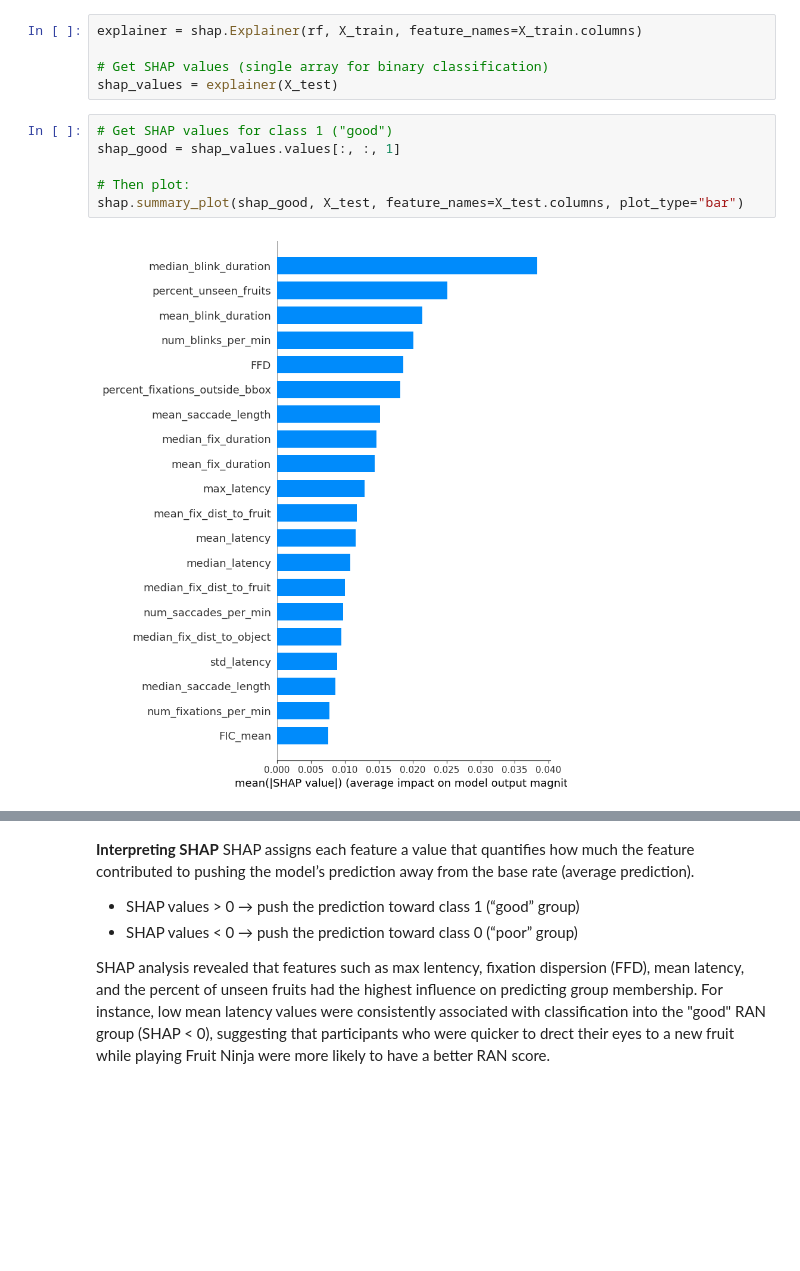
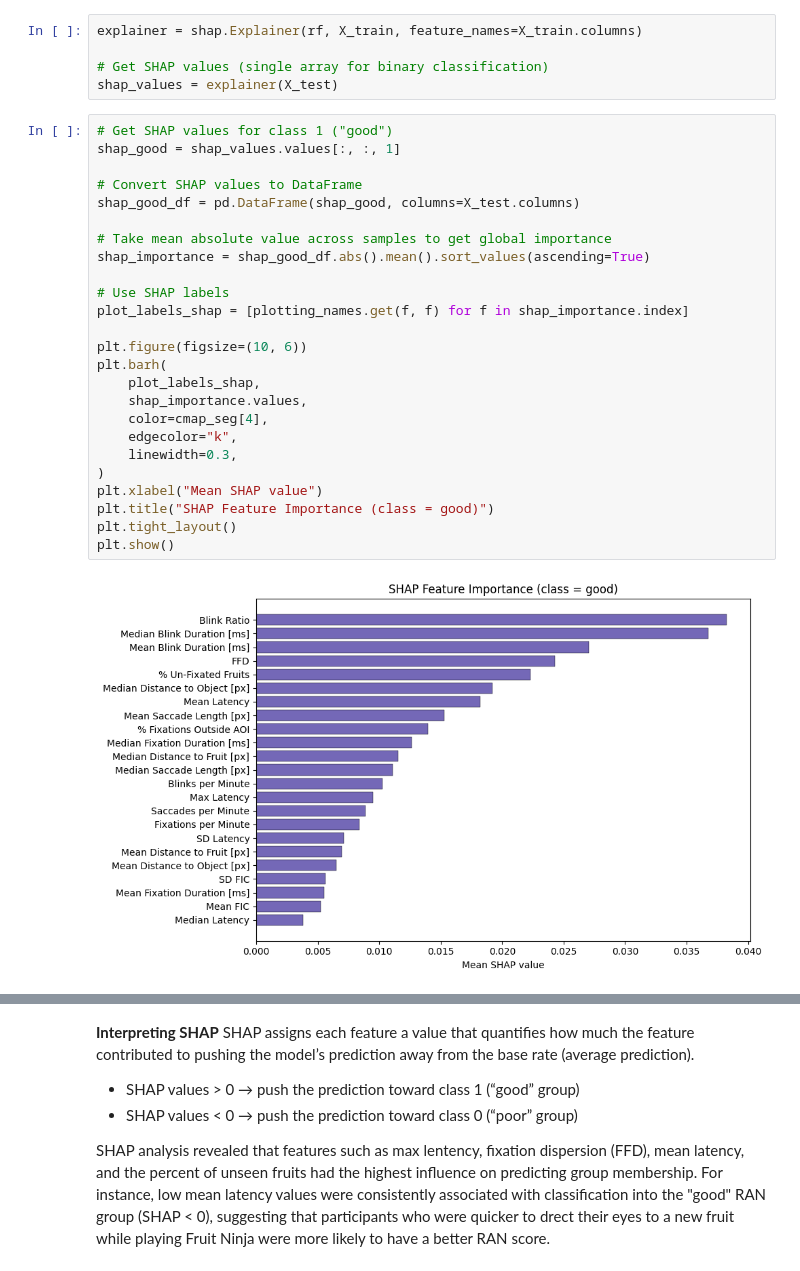
Before and after one commit to olivialecomte/master_thesis, a Jupyter notebook: 5_analysis/5.2_feature_model_selection.ipynb, the cells around one changed output, grey strips where cells are left out. Saved outputs shown, nothing was run; the diff lists cells and outputs as text; blank space fills up the shorter version.

```diff
--- a/5_analysis/5.2_feature_model_selection.ipynb
+++ b/5_analysis/5.2_feature_model_selection.ipynb
@@ -159,9 +165,28 @@ shap_values = explainer(X_test)
 # %%
 # Get SHAP values for class 1 ("good")
 shap_good = shap_values.values[:, :, 1]
 
-# Then plot:
-shap.summary_plot(shap_good, X_test, feature_names=X_test.columns, plot_type="bar")
+# Convert SHAP values to DataFrame
+shap_good_df = pd.DataFrame(shap_good, columns=X_test.columns)
+
+# Take mean absolute value across samples to get global importance
+shap_importance = shap_good_df.abs().mean().sort_values(ascending=True)
+
+# Use SHAP labels
+plot_labels_shap = [plotting_names.get(f, f) for f in shap_importance.index]
+
+plt.figure(figsize=(10, 6))
+plt.barh(
+    plot_labels_shap,
+    shap_importance.values,
+    color=cmap_seg[4],
+    edgecolor="k",
+    linewidth=0.3,
+)
+plt.xlabel("Mean SHAP value")
+plt.title("SHAP Feature Importance (class = good)")
+plt.tight_layout()
+plt.show()
 # %% [output]
-[figure, old version]
+[figure, new version]
 # %%
```
Also changed, not shown: parts of 11 cells of this notebook, 9 other files.
